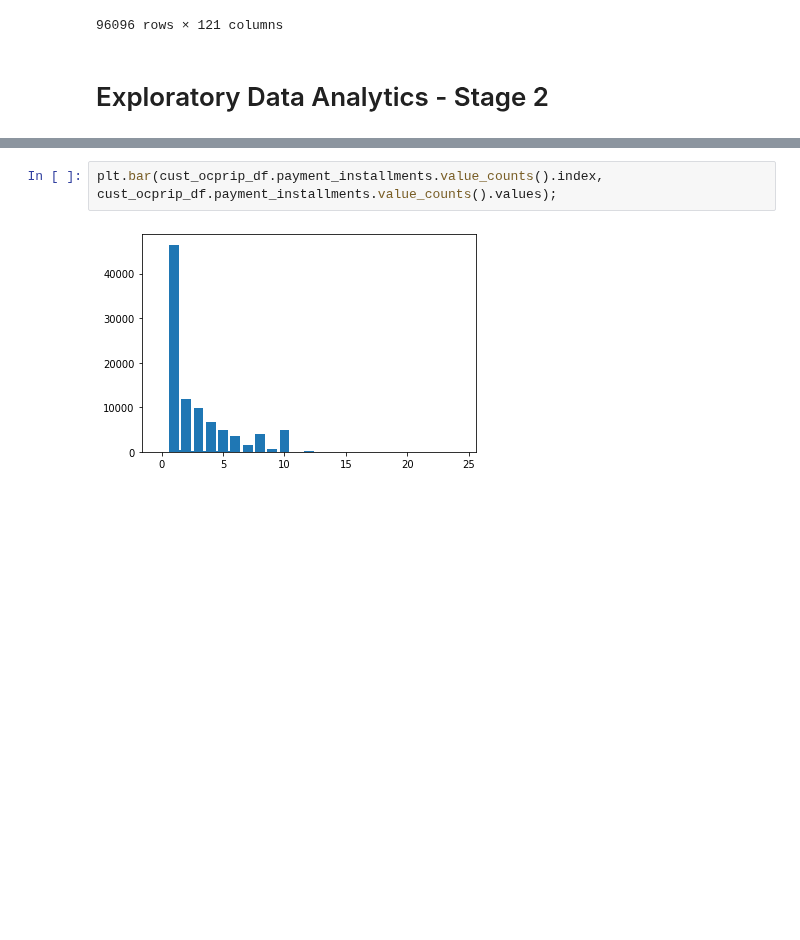
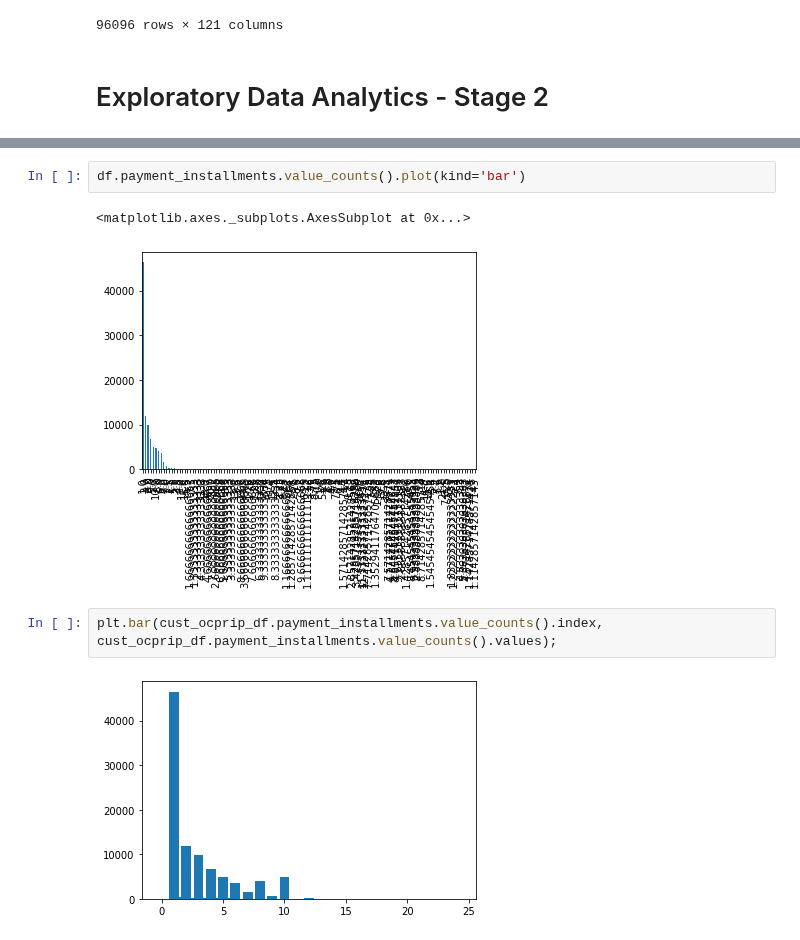
Before and after one commit to alireza-alizadegan/e-commerce-Sales, a Jupyter notebook: Brazil/Customer Segmentation.ipynb, the cells around one changed output, grey strips where cells are left out. Cells and saved outputs as stored; diff of their text form; blank space fills up the shorter version.

```diff
--- a/Brazil/Customer Segmentation.ipynb
+++ b/Brazil/Customer Segmentation.ipynb
@@ -646,6 +652,11 @@ plt.barh(sales_per_category.index, sales_per_category.values)
 # %% [output]
 <BarContainer object of 72 artists>
 [figure]
+# %%
+df.payment_installments.value_counts().plot(kind='bar')
+# %% [output]
+<matplotlib.axes._subplots.AxesSubplot at 0x...>
+[figure, added]
 # %%
 plt.bar(cust_ocprip_df.payment_installments.value_counts().index, cust_ocprip_df.payment_installments.value_counts().values);
 # %% [output]
```
Also changed, not shown: parts of 4 cells of this notebook, 8 other files.
